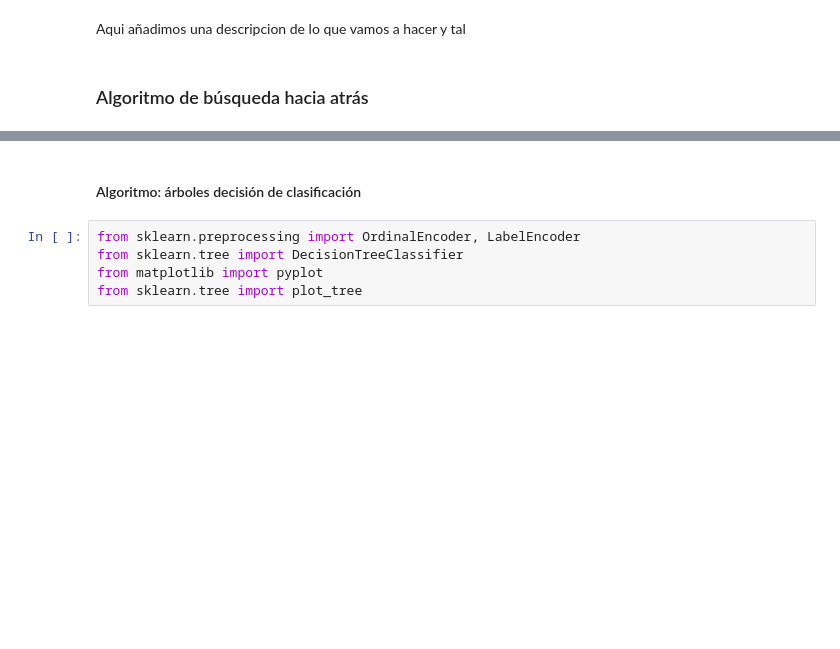
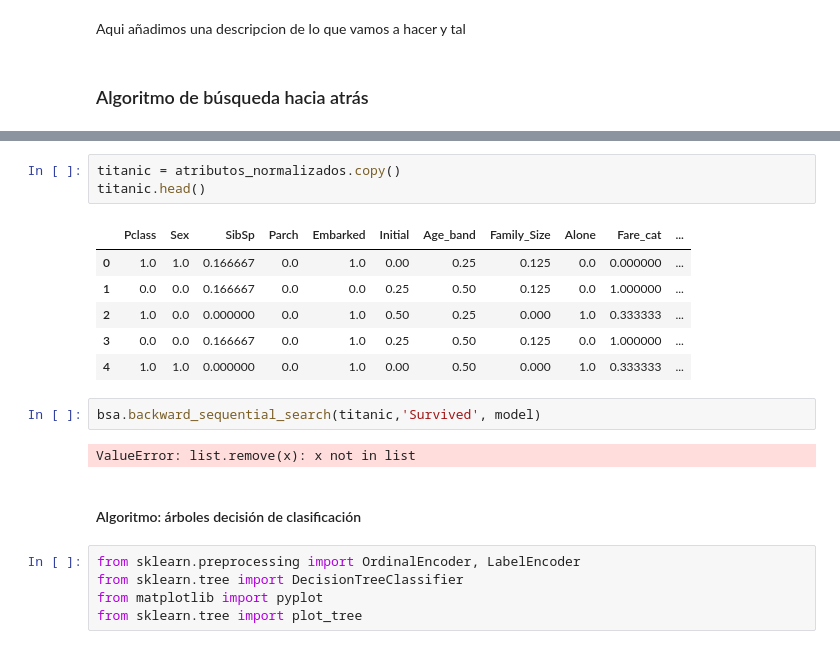
Before and after one commit to hugborang/Trabajo-IA-Modelos-Predictivos, a Jupyter notebook: src/editar_nombre.ipynb, the cells around one changed output, grey strips where cells are left out. Cells and saved outputs as stored; diff of their text form; blank space fills up the shorter version.

```diff
--- a/src/editar_nombre.ipynb
+++ b/src/editar_nombre.ipynb
@@ -27,3 +115,17 @@ ModuleNotFoundError: No module named 'sklearn'
+# %%
+titanic = atributos_normalizados.copy()
+titanic.head()
+# %% [output]
+|  | Pclass | Sex | SibSp | Parch | Embarked | Initial | Age_band | Family_Size | Alone | Fare_cat | ... |
+| 0 | 1.0 | 1.0 | 0.166667 | 0.0 | 1.0 | 0.00 | 0.25 | 0.125 | 0.0 | 0.000000 | ... |
+| 1 | 0.0 | 0.0 | 0.166667 | 0.0 | 0.0 | 0.25 | 0.50 | 0.125 | 0.0 | 1.000000 | ... |
+| 2 | 1.0 | 0.0 | 0.000000 | 0.0 | 1.0 | 0.50 | 0.25 | 0.000 | 1.0 | 0.333333 | ... |
+| 3 | 0.0 | 0.0 | 0.166667 | 0.0 | 1.0 | 0.25 | 0.50 | 0.125 | 0.0 | 1.000000 | ... |
+| 4 | 1.0 | 1.0 | 0.000000 | 0.0 | 1.0 | 0.00 | 0.50 | 0.000 | 1.0 | 0.333333 | ... |
+# %%
+bsa.backward_sequential_search(titanic,'Survived', model)
+# %% [output]
+ValueError: list.remove(x): x not in list
 # %% [markdown]
 #### Algoritmo: árboles decisión de clasificación
 # %%
```
Also changed, not shown: parts of 16 cells of this notebook, 4 other files.
